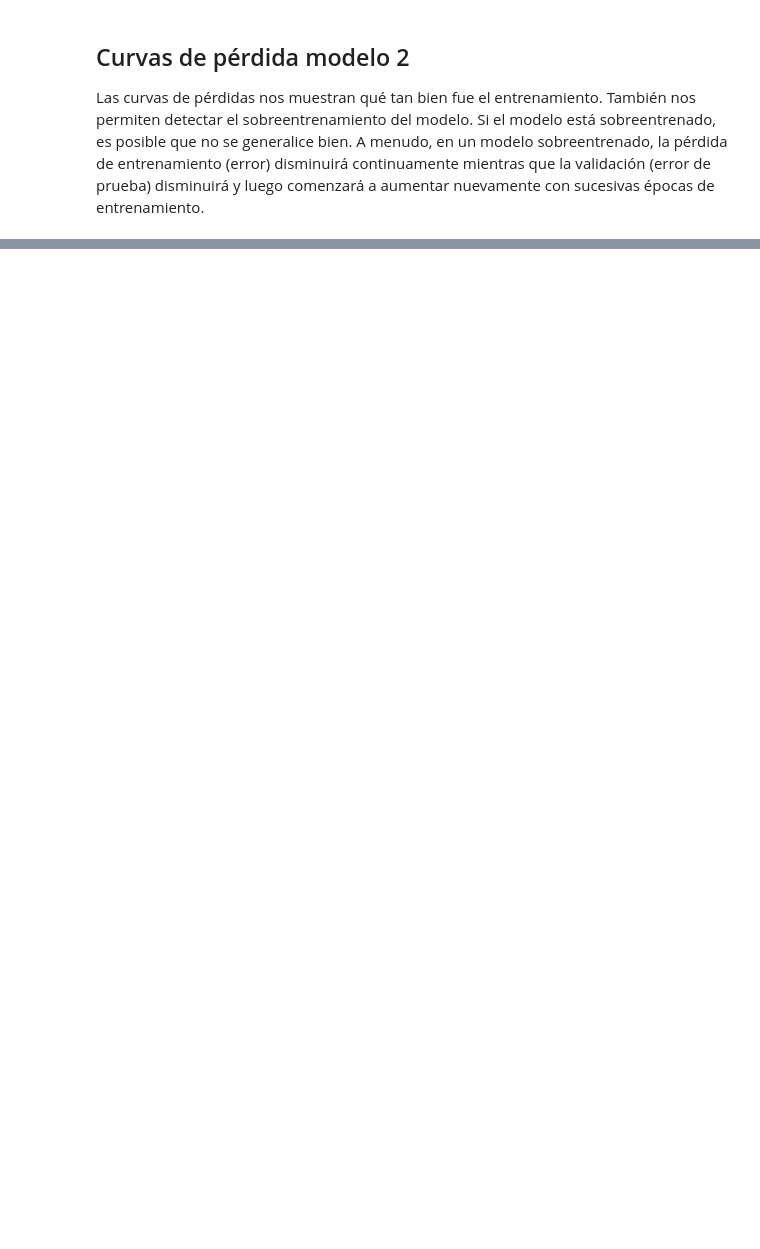
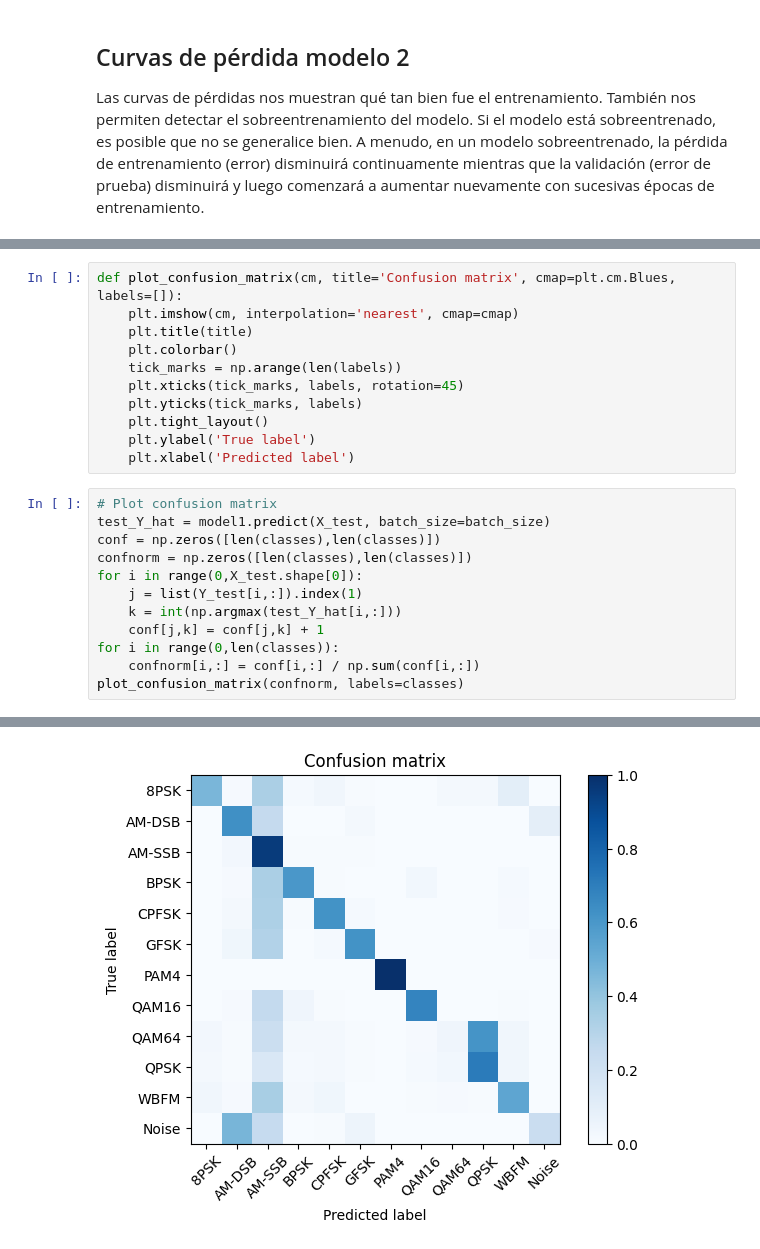
Before and after one commit to Juandiego88/ProyectoFinal_S3_G1, a Jupyter notebook: FinalProject_TS3_RadioML_G1_20232.ipynb, the cells around one changed output, grey strips where cells are left out. Cells and saved outputs as stored; diff of their text form; blank space fills up the shorter version.

```diff
--- a/FinalProject_TS3_RadioML_G1_20232.ipynb
+++ b/FinalProject_TS3_RadioML_G1_20232.ipynb
@@ -678,0 +641,24 @@ Good luck!
+# %%
+def plot_confusion_matrix(cm, title='Confusion matrix', cmap=plt.cm.Blues, labels=[]):
+    plt.imshow(cm, interpolation='nearest', cmap=cmap)
+    plt.title(title)
+    plt.colorbar()
+    tick_marks = np.arange(len(labels))
+    plt.xticks(tick_marks, labels, rotation=45)
+    plt.yticks(tick_marks, labels)
+    plt.tight_layout()
+    plt.ylabel('True label')
+    plt.xlabel('Predicted label')
+# %%
+# Plot confusion matrix
+test_Y_hat = model1.predict(X_test, batch_size=batch_size)
+conf = np.zeros([len(classes),len(classes)])
+confnorm = np.zeros([len(classes),len(classes)])
+for i in range(0,X_test.shape[0]):
+    j = list(Y_test[i,:]).index(1)
+    k = int(np.argmax(test_Y_hat[i,:]))
+    conf[j,k] = conf[j,k] + 1
+for i in range(0,len(classes)):
+    confnorm[i,:] = conf[i,:] / np.sum(conf[i,:])
+plot_confusion_matrix(confnorm, labels=classes)
+# %% [output]
@@ -678,0 +666 @@ Good luck!
+[figure, added]
```
Also changed, not shown: parts of 27 cells of this notebook.
